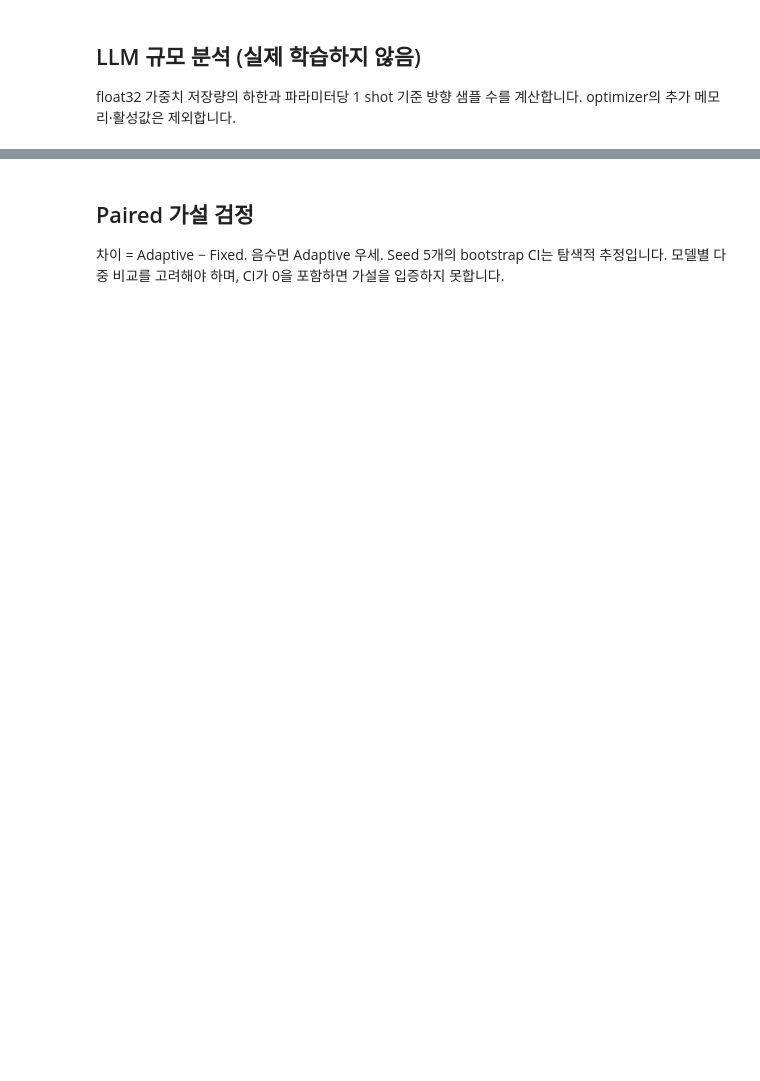
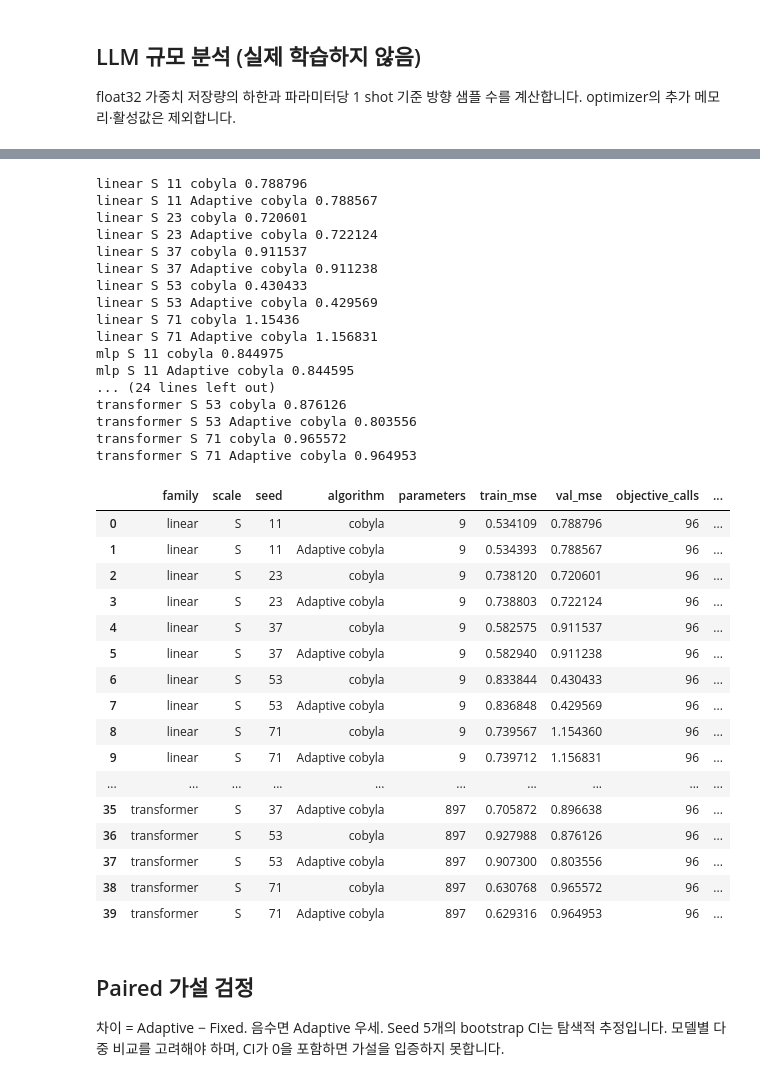
Before and after one commit to withlionbuddha/for-pragmatic-learners, a Jupyter notebook: quantum/src/notebooks/adaptive_Q_cobyla_vs_Q_cobyla.ipynb, the cells around one changed output, grey strips where cells are left out. Drawn from its saved outputs; the diff is of its cells as text; code cells hidden in the pictures; blank space fills up the shorter version.

```diff
--- a/quantum/src/notebooks/adaptive_Q_cobyla_vs_Q_cobyla.ipynb
+++ b/quantum/src/notebooks/adaptive_Q_cobyla_vs_Q_cobyla.ipynb
@@ -89,34 +116,69 @@ def experiment(family,scale,seed,adaptive):
         nonlocal calls
         calls+=1
         with torch.no_grad(): return float(nn.functional.mse_loss(model(xt),yt))
     def measure(x,y):
         with torch.no_grad(): return float(nn.functional.mse_loss(model(x),y))
     kw=dict(steps=1,seed=seed,cobyla_radius=.1)
     if adaptive:
         opt=AdaptiveQuantumDirectionCOBYLA(direction_cobyla_evaluations=EVALS_PER_ROUND-1,adaptive_learning_rate=.1,**kw)
     else:
         opt=QuantumDirectionCOBYLA(direction_cobyla_evaluations=EVALS_PER_ROUND,**kw)
     opt.prepare(model)
     history=[(0,measure(xt,yt),measure(xv,yv))]
     start=time.perf_counter()
     for r in range(1,ROUNDS+1):
         before=calls
         info=opt.optimize(objective)
         assert calls-before==EVALS_PER_ROUND,(calls-before,EVALS_PER_ROUND)
         history.append((r,measure(xt,yt),measure(xv,yv)))
-    return {"family":family,"scale":scale,"seed":seed,"algorithm":"Adaptive" if adaptive else "Fixed",
+    return {"family":family,"scale":scale,"seed":seed,"algorithm":"Adaptive cobyla" if adaptive else "cobyla",
             "parameters":nparams(model),"train_mse":history[-1][1],"val_mse":history[-1][2],
             "objective_calls":calls,"elapsed_seconds":time.perf_counter()-start,"history":history}
 
 results=[]
 for family,scale in RUN:
     for seed in SEEDS:
         for adaptive in (False,True):
             result=experiment(family,scale,seed,adaptive)
             results.append(result)
             print(family,scale,seed,result["algorithm"],round(result["val_mse"],6))
 df=pd.DataFrame([{k:v for k,v in r.items() if k!="history"} for r in results])
 display(df)
+# %% [output]
+linear S 11 cobyla 0.788796
+linear S 11 Adaptive cobyla 0.788567
+linear S 23 cobyla 0.720601
+linear S 23 Adaptive cobyla 0.722124
+linear S 37 cobyla 0.911537
+linear S 37 Adaptive cobyla 0.911238
+linear S 53 cobyla 0.430433
+linear S 53 Adaptive cobyla 0.429569
+linear S 71 cobyla 1.15436
+linear S 71 Adaptive cobyla 1.156831
+mlp S 11 cobyla 0.844975
+mlp S 11 Adaptive cobyla 0.844595
+... (24 lines left out)
+transformer S 53 cobyla 0.876126
+transformer S 53 Adaptive cobyla 0.803556
+transformer S 71 cobyla 0.965572
+transformer S 71 Adaptive cobyla 0.964953
+|  | family | scale | seed | algorithm | parameters | train_mse | val_mse | objective_calls | ... |
+| 0 | linear | S | 11 | cobyla | 9 | 0.534109 | 0.788796 | 96 | ... |
+| 1 | linear | S | 11 | Adaptive cobyla | 9 | 0.534393 | 0.788567 | 96 | ... |
+| 2 | linear | S | 23 | cobyla | 9 | 0.738120 | 0.720601 | 96 | ... |
+| 3 | linear | S | 23 | Adaptive cobyla | 9 | 0.738803 | 0.722124 | 96 | ... |
+| 4 | linear | S | 37 | cobyla | 9 | 0.582575 | 0.911537 | 96 | ... |
+| 5 | linear | S | 37 | Adaptive cobyla | 9 | 0.582940 | 0.911238 | 96 | ... |
+| 6 | linear | S | 53 | cobyla | 9 | 0.833844 | 0.430433 | 96 | ... |
+| 7 | linear | S | 53 | Adaptive cobyla | 9 | 0.836848 | 0.429569 | 96 | ... |
+| 8 | linear | S | 71 | cobyla | 9 | 0.739567 | 1.154360 | 96 | ... |
+| 9 | linear | S | 71 | Adaptive cobyla | 9 | 0.739712 | 1.156831 | 96 | ... |
+| ... | ... | ... | ... | ... | ... | ... | ... | ... | ... |
+| 35 | transformer | S | 37 | Adaptive cobyla | 897 | 0.705872 | 0.896638 | 96 | ... |
+| 36 | transformer | S | 53 | cobyla | 897 | 0.927988 | 0.876126 | 96 | ... |
+| 37 | transformer | S | 53 | Adaptive cobyla | 897 | 0.907300 | 0.803556 | 96 | ... |
+| 38 | transformer | S | 71 | cobyla | 897 | 0.630768 | 0.965572 | 96 | ... |
+| 39 | transformer | S | 71 | Adaptive cobyla | 897 | 0.629316 | 0.964953 | 96 | ... |
 # %% [markdown]
 ## Paired 가설 검정
 
```
Also changed, not shown: parts of 5 cells of this notebook.
